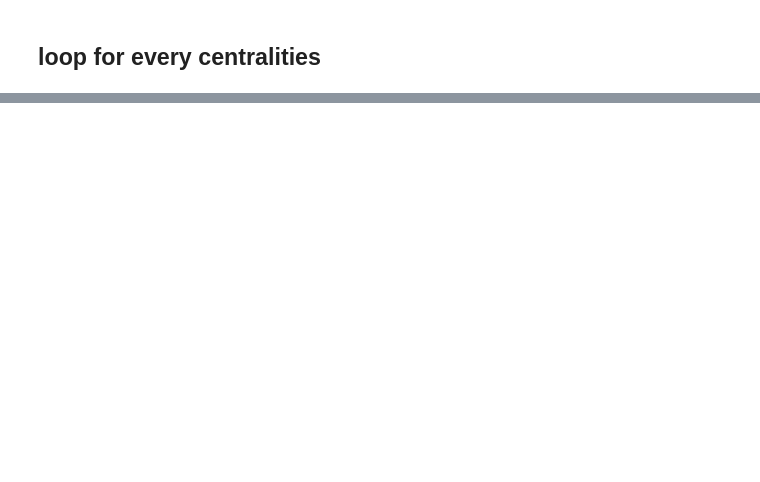
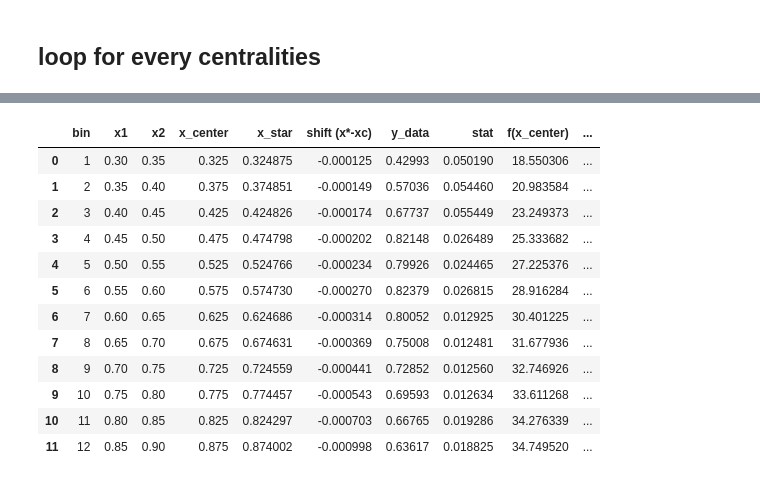
Before and after one commit to sorel-thib/TIPP, a Jupyter notebook: Plot_pp_lowcentrality.ipynb, the cells around one changed output, grey strips where cells are left out. Drawn from its saved outputs; the diff is of its cells as text; code cells hidden in the pictures; blank space fills up the shorter version.

```diff
--- a/Plot_pp_lowcentrality.ipynb
+++ b/Plot_pp_lowcentrality.ipynb
@@ -1938,0 +2067,98 @@ Info in <TCanvas::Print>: png file PbPb_p_pbar_Table5_Tsallis/PbPb_p_pbar_80-90p
+# %%
+import math
+import pandas as pd
+
+def lw_xstar_for_bin(f, x1, x2, n_int=200, max_iter=60, tol=1e-10):
+    """
+    Compute x* in [x1,x2] such that f(x*) equals the bin-averaged model value:
+      f(x*) = (1/(x2-x1)) * ∫_{x1}^{x2} f(x) dx
+
+    Uses:
+      - numerical integration via TF1.Integral
+      - bisection to solve within the bin
+    Falls back to bin center if the equation cannot be bracketed.
+    """
+    if x2 <= x1:
+        return 0.5*(x1+x2)
+
+    # bin-averaged model
+    avg = f.Integral(x1, x2) / (x2 - x1)
+
+    # bracket values
+    f1 = f.Eval(x1)
+    f2 = f.Eval(x2)
+
+    # We need (f(x)-avg) to change sign across the interval for bisection.
+    g1 = f1 - avg
+    g2 = f2 - avg
+
+    if g1 == 0:
+        return x1
+    if g2 == 0:
+        return x2
+
+    # If not bracketed (non-monotonic or very flat), fallback to center
+    if g1 * g2 > 0:
+        return 0.5*(x1+x2)
+
+    lo, hi = x1, x2
+    for _ in range(max_iter):
+        mid = 0.5*(lo+hi)
+        gm  = f.Eval(mid) - avg
+        if abs(gm) < tol:
+            return mid
+        # keep the bracket
+        if g1 * gm <= 0:
+            hi = mid
+            g2 = gm
+        else:
+            lo = mid
+            g1 = gm
+
+    return 0.5*(lo+hi)
+
+# ---- compute LW shifts for all bins with y>0
+rows = []
+for ib in range(1, h.GetNbinsX()+1):
+    y = h.GetBinContent(ib)
+    if y <= 0:
+        continue
+
+    x_center = h.GetBinCenter(ib)
+    dx = 0.5*h.GetBinWidth(ib)
+    x1 = x_center - dx
+    x2 = x_center + dx
+
+    x_star = lw_xstar_for_bin(f_boltz, x1, x2)
+    rows.append({
+        "bin": ib,
+        "x1": x1, "x2": x2,
+        "x_center": x_center,
+        "x_star": x_star,
+        "shift (x*-xc)": x_star - x_center,
+        "y_data": y,
+        "stat": h1.GetBinContent(ib),
+        "f(x_center)": f_boltz.Eval(x_center),
+        "avg_model_in_bin": f_boltz.Integral(x1, x2)/(x2-x1),
+        "f(x_star)": f_boltz.Eval(x_star),
+    })
+
+df_lw = pd.DataFrame(rows)
+
+# show first ~12 bins so you can inspect the effect
+display(df_lw.head(12))
+print("\nMax |shift| over all bins =", df_lw["shift (x*-xc)"].abs().max())
+# %% [output]
+|  | bin | x1 | x2 | x_center | x_star | shift (x*-xc) | y_data | stat | f(x_center) | ... |
+| 0 | 1 | 0.30 | 0.35 | 0.325 | 0.324875 | -0.000125 | 0.42993 | 0.050190 | 18.550306 | ... |
+| 1 | 2 | 0.35 | 0.40 | 0.375 | 0.374851 | -0.000149 | 0.57036 | 0.054460 | 20.983584 | ... |
+| 2 | 3 | 0.40 | 0.45 | 0.425 | 0.424826 | -0.000174 | 0.67737 | 0.055449 | 23.249373 | ... |
+| 3 | 4 | 0.45 | 0.50 | 0.475 | 0.474798 | -0.000202 | 0.82148 | 0.026489 | 25.333682 | ... |
+| 4 | 5 | 0.50 | 0.55 | 0.525 | 0.524766 | -0.000234 | 0.79926 | 0.024465 | 27.225376 | ... |
+| 5 | 6 | 0.55 | 0.60 | 0.575 | 0.574730 | -0.000270 | 0.82379 | 0.026815 | 28.916284 | ... |
+| 6 | 7 | 0.60 | 0.65 | 0.625 | 0.624686 | -0.000314 | 0.80052 | 0.012925 | 30.401225 | ... |
+| 7 | 8 | 0.65 | 0.70 | 0.675 | 0.674631 | -0.000369 | 0.75008 | 0.012481 | 31.677936 | ... |
+| 8 | 9 | 0.70 | 0.75 | 0.725 | 0.724559 | -0.000441 | 0.72852 | 0.012560 | 32.746926 | ... |
+| 9 | 10 | 0.75 | 0.80 | 0.775 | 0.774457 | -0.000543 | 0.69593 | 0.012634 | 33.611268 | ... |
+| 10 | 11 | 0.80 | 0.85 | 0.825 | 0.824297 | -0.000703 | 0.66765 | 0.019286 | 34.276339 | ... |
+| 11 | 12 | 0.85 | 0.90 | 0.875 | 0.874002 | -0.000998 | 0.63617 | 0.018825 | 34.749520 | ... |
```
Also changed, not shown: parts of 5 cells of this notebook, 16 other files.
